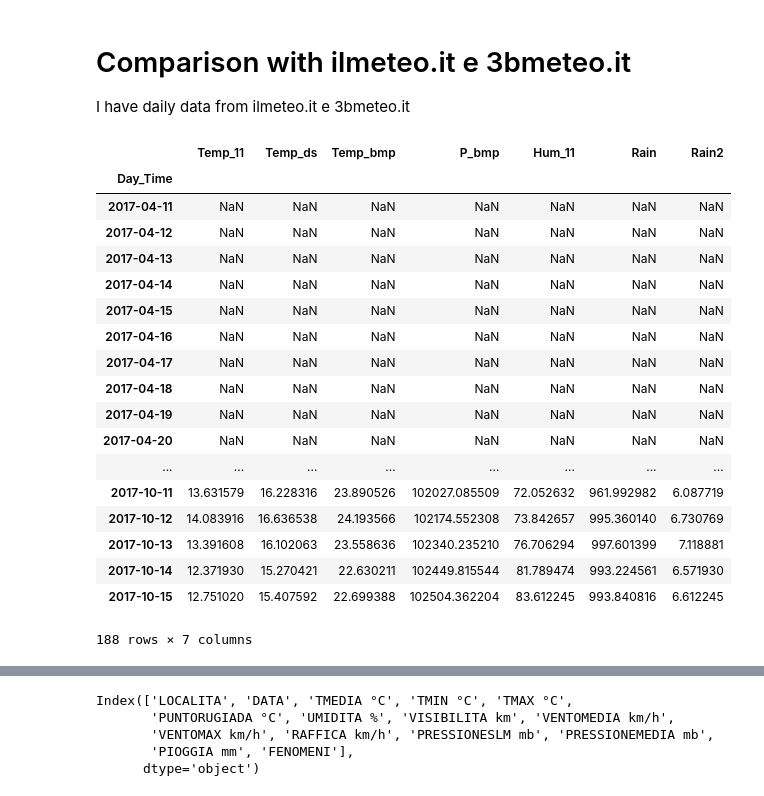
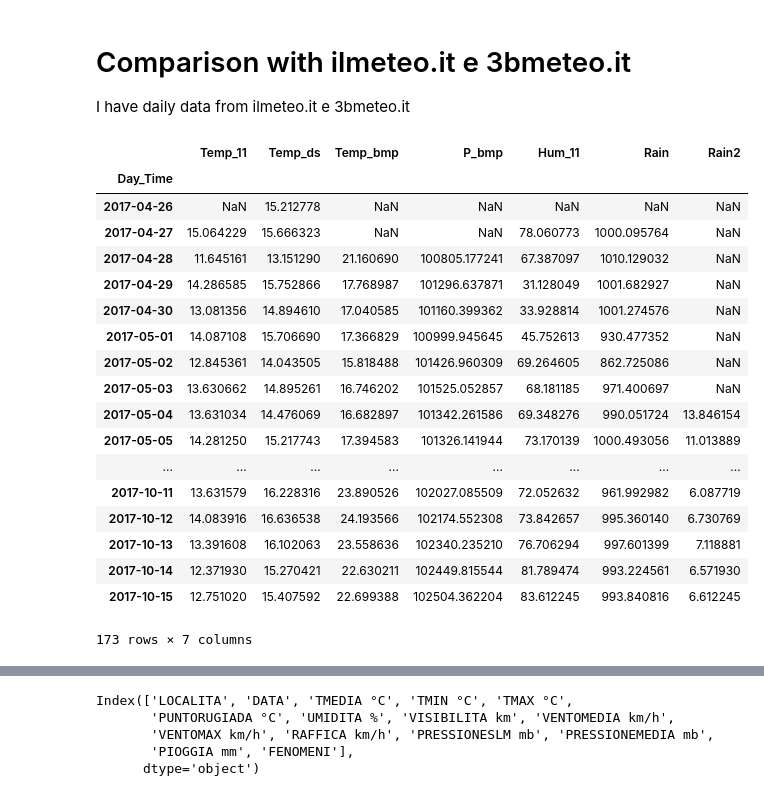
Before and after one commit to baruselli/weather_datalog, a Jupyter notebook: datalog.ipynb, the cells around one changed output, grey strips where cells are left out. Drawn from its saved outputs; the diff is of its cells as text; code cells hidden in the pictures.

```diff
--- a/datalog.ipynb
+++ b/datalog.ipynb
@@ -169,32 +169,33 @@ I have daily data from ilmeteo.it e 3bmeteo.it
 # %%
 #Max, min, avg temp per day, after rolling median to cut outliers away
 PTH_median=pd.rolling_median(data_tot[["Temp_11","Temp_ds","Temp_bmp","P_bmp","Hum_11","Rain","Rain2"]],3)
+PTH_median.dropna(how="all",inplace=True)
 wind=data_tot_h.Speed.resample("1D").mean()
 PTH_max=PTH_median.resample("1D").max()
 PTH_min=PTH_median.resample("1D").min()
 PTH_avg=PTH_median.resample("1D").mean()
 
 PTH_avg
 # %% [output]
 |  | Temp_11 | Temp_ds | Temp_bmp | P_bmp | Hum_11 | Rain | Rain2 |
 | Day_Time |  |  |  |  |  |  |  |
-| 2017-04-11 | NaN | NaN | NaN | NaN | NaN | NaN | NaN |
-| 2017-04-12 | NaN | NaN | NaN | NaN | NaN | NaN | NaN |
-| 2017-04-13 | NaN | NaN | NaN | NaN | NaN | NaN | NaN |
-| 2017-04-14 | NaN | NaN | NaN | NaN | NaN | NaN | NaN |
-| 2017-04-15 | NaN | NaN | NaN | NaN | NaN | NaN | NaN |
-| 2017-04-16 | NaN | NaN | NaN | NaN | NaN | NaN | NaN |
-| 2017-04-17 | NaN | NaN | NaN | NaN | NaN | NaN | NaN |
-| 2017-04-18 | NaN | NaN | NaN | NaN | NaN | NaN | NaN |
-| 2017-04-19 | NaN | NaN | NaN | NaN | NaN | NaN | NaN |
-| 2017-04-20 | NaN | NaN | NaN | NaN | NaN | NaN | NaN |
+| 2017-04-26 | NaN | 15.212778 | NaN | NaN | NaN | NaN | NaN |
+| 2017-04-27 | 15.064229 | 15.666323 | NaN | NaN | 78.060773 | 1000.095764 | NaN |
+| 2017-04-28 | 11.645161 | 13.151290 | 21.160690 | 100805.177241 | 67.387097 | 1010.129032 | NaN |
+| 2017-04-29 | 14.286585 | 15.752866 | 17.768987 | 101296.637871 | 31.128049 | 1001.682927 | NaN |
+| 2017-04-30 | 13.081356 | 14.894610 | 17.040585 | 101160.399362 | 33.928814 | 1001.274576 | NaN |
+| 2017-05-01 | 14.087108 | 15.706690 | 17.366829 | 100999.945645 | 45.752613 | 930.477352 | NaN |
+| 2017-05-02 | 12.845361 | 14.043505 | 15.818488 | 101426.960309 | 69.264605 | 862.725086 | NaN |
+| 2017-05-03 | 13.630662 | 14.895261 | 16.746202 | 101525.052857 | 68.181185 | 971.400697 | NaN |
+| 2017-05-04 | 13.631034 | 14.476069 | 16.682897 | 101342.261586 | 69.348276 | 990.051724 | 13.846154 |
+| 2017-05-05 | 14.281250 | 15.217743 | 17.394583 | 101326.141944 | 73.170139 | 1000.493056 | 11.013889 |
 | ... | ... | ... | ... | ... | ... | ... | ... |
 | 2017-10-11 | 13.631579 | 16.228316 | 23.890526 | 102027.085509 | 72.052632 | 961.992982 | 6.087719 |
 | 2017-10-12 | 14.083916 | 16.636538 | 24.193566 | 102174.552308 | 73.842657 | 995.360140 | 6.730769 |
 | 2017-10-13 | 13.391608 | 16.102063 | 23.558636 | 102340.235210 | 76.706294 | 997.601399 | 7.118881 |
 | 2017-10-14 | 12.371930 | 15.270421 | 22.630211 | 102449.815544 | 81.789474 | 993.224561 | 6.571930 |
 | 2017-10-15 | 12.751020 | 15.407592 | 22.699388 | 102504.362204 | 83.612245 | 993.840816 | 6.612245 |
-188 rows × 7 columns
+173 rows × 7 columns
 # %%
 #dati from ilmeteo.it
 ilmeteo_maggio=pd.read_csv('data/Trieste-2017-Maggio.csv', sep=";")
```
